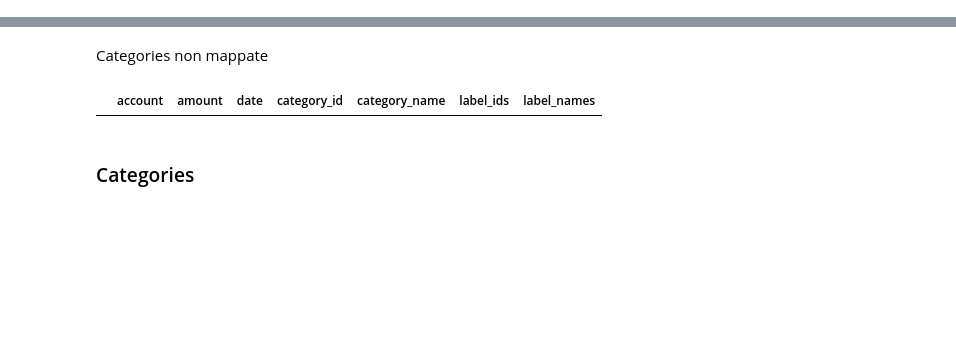
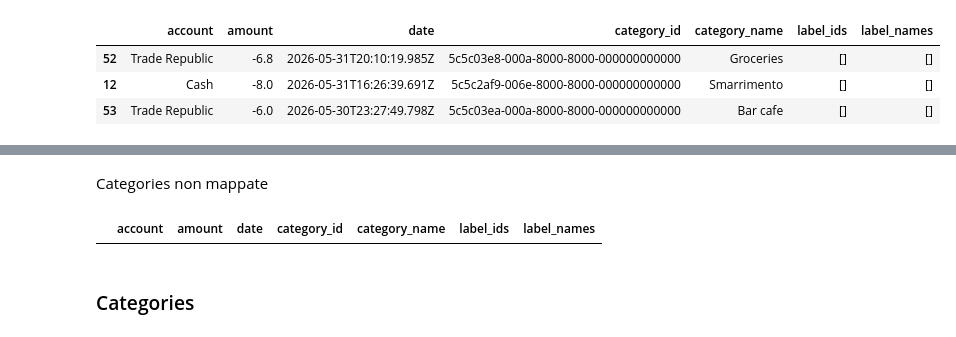
Before and after one commit to LeonardoAcquaroli/wallet, a Jupyter notebook: notebooks/00_experiment.ipynb, the cells around one changed output, grey strips where cells are left out. Saved outputs shown, nothing was run; the diff lists cells and outputs as text; code cells hidden in the pictures; blank space fills up the shorter version.

```diff
--- a/notebooks/00_experiment.ipynb
+++ b/notebooks/00_experiment.ipynb
@@ -133,6 +141,13 @@ records_df.shape
 spese_df = records_df[records_df['category_id'].isin(SPESE['categories'].keys()) &
            (records_df['amount'] < 0)]
 spese_amount = round(spese_df.amount.sum(), 2)
+# %%
+spese_df.sort_values(by='date', ascending=False).head(3)
+# %% [output]
+|  | account | amount | date | category_id | category_name | label_ids | label_names |
+| 52 | Trade Republic | -6.8 | 2026-05-31T20:10:19.985Z | 5c5c03e8-000a-8000-8000-000000000000 | Groceries | [] | [] |
+| 12 | Cash | -8.0 | 2026-05-31T16:26:39.691Z | 5c5c2af9-006e-8000-8000-000000000000 | Smarrimento | [] | [] |
+| 53 | Trade Republic | -6.0 | 2026-05-30T23:27:49.798Z | 5c5c03ea-000a-8000-8000-000000000000 | Bar cafe | [] | [] |
 # %%
 income_df = records_df[records_df['category_id'].isin(INCOME['categories'].keys()) &
            (records_df['amount'] > 0)]
```
Also changed, not shown: parts of 13 cells of this notebook, 3 other files.
